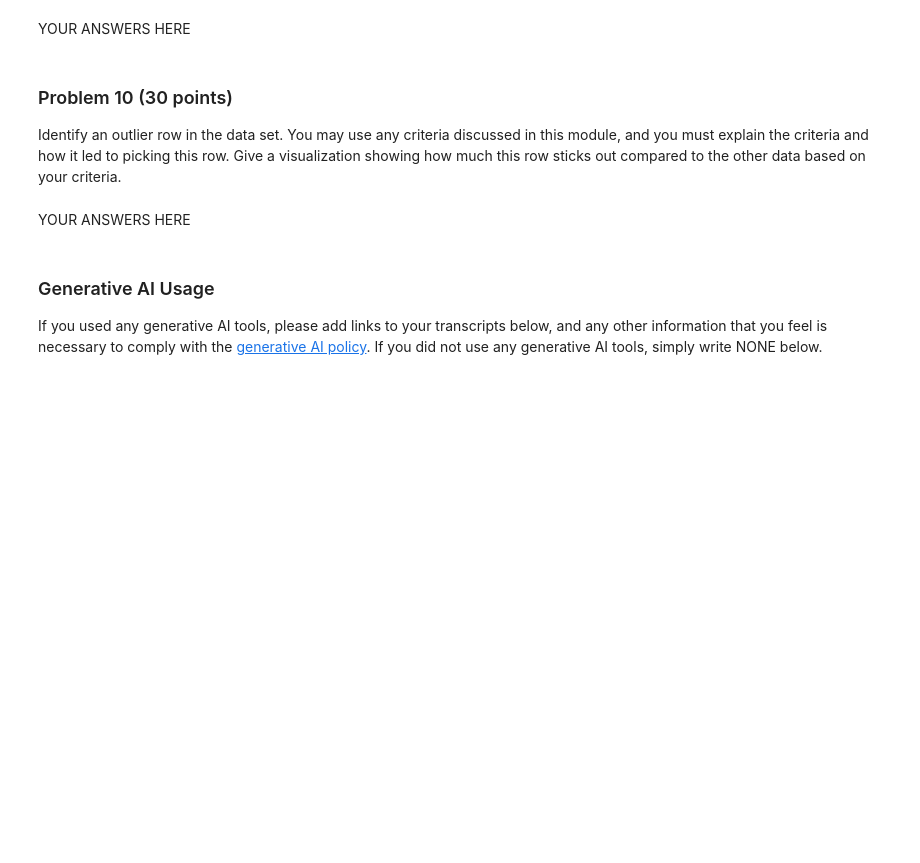
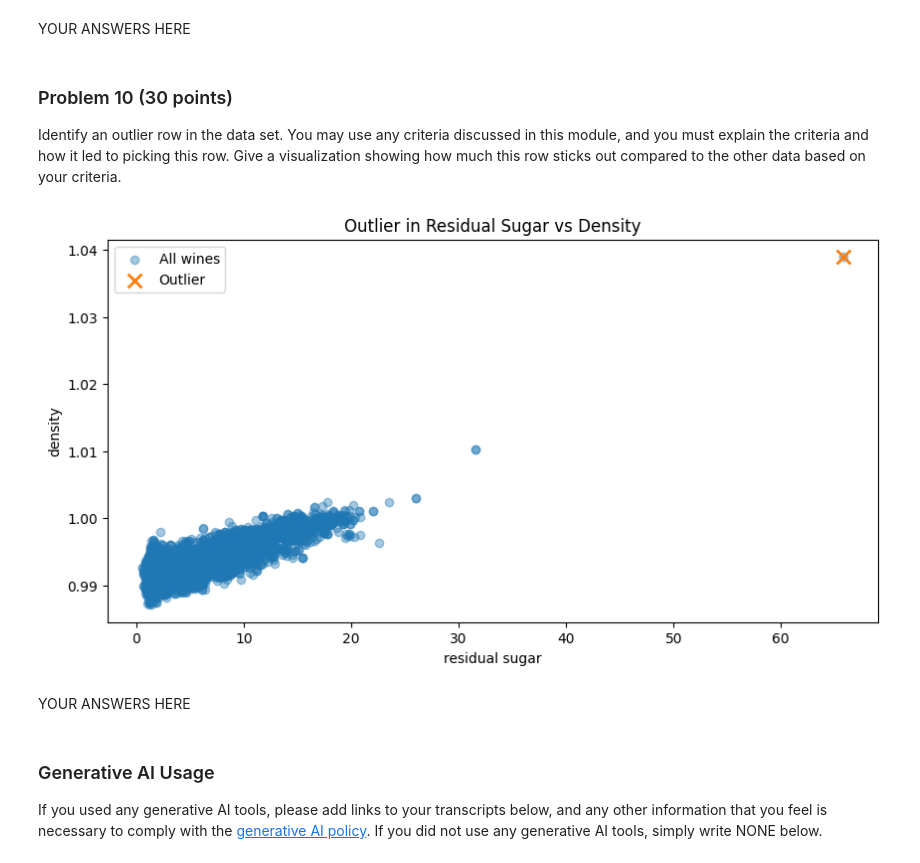
Before and after one commit to Ian123Ian595/dx601-final-project, a Jupyter notebook: project.ipynb, the cells around one changed output. Saved outputs shown, nothing was run; the diff lists cells and outputs as text; code cells hidden in the pictures; blank space fills up the shorter version.

```diff
--- a/project.ipynb
+++ b/project.ipynb
@@ -273,3 +386,30 @@ Give a visualization showing how much this row sticks out compared to the other
+# %%
+# YOUR CODE HERE
+X = df.drop(columns='target')
+z_scores = scipy.stats.zscore(X)
+z_scores_abs = np.abs(z_scores)
+max_z_per_row = z_scores_abs.max(axis=1)
+outlier_idx = np.argmax(max_z_per_row)
+outlier_row = df.iloc[outlier_idx]
+outlier_idx, max_z_per_row[outlier_idx], outlier_row
+
+feat_x = 'residual sugar'
+feat_y = 'density'
+plt.figure(figsize= (10,5))
+plt.scatter(df[feat_x], df[feat_y], alpha= 0.4, label='All wines')
+plt.scatter(outlier_row[feat_x], outlier_row[feat_y], s=100, marker='x', linewidths= 2, label='Outlier')
+plt.xlabel(feat_x)
+plt.ylabel(feat_y)
+plt.title("Outlier in Residual Sugar vs Density")
+plt.legend()
+plt.show()
+
+#I used a z-score based criterion to identify the outlier row in the dataset.  I first computed the z-score for each feature, rescaling them to have mean 0 and standard deviation 1, and then calculated each row's maximum absolute z-score to measure how extreme it was in any dimension.
+#Using this criterion, the row with index 2781 stood out with a max |z| of approximately 15.03, far larger than the rest of the dataset.  This row contains unusually extreme values, most notably
+#Residual sugar (65.8), density (1.04), and volatile acidity (0.965), all of which are well outside typical ranges for white wine.
+#In the scatter plot of residual sugar vs. density, this sample appears isolated fromt he main cluster of wines, visually confirming its status as an outlier under the z-score method.
+# %% [output]
+[figure, added]
 # %% [markdown]
 YOUR ANSWERS HERE
 # %% [markdown]
```
Also changed, not shown: parts of 11 cells of this notebook.
